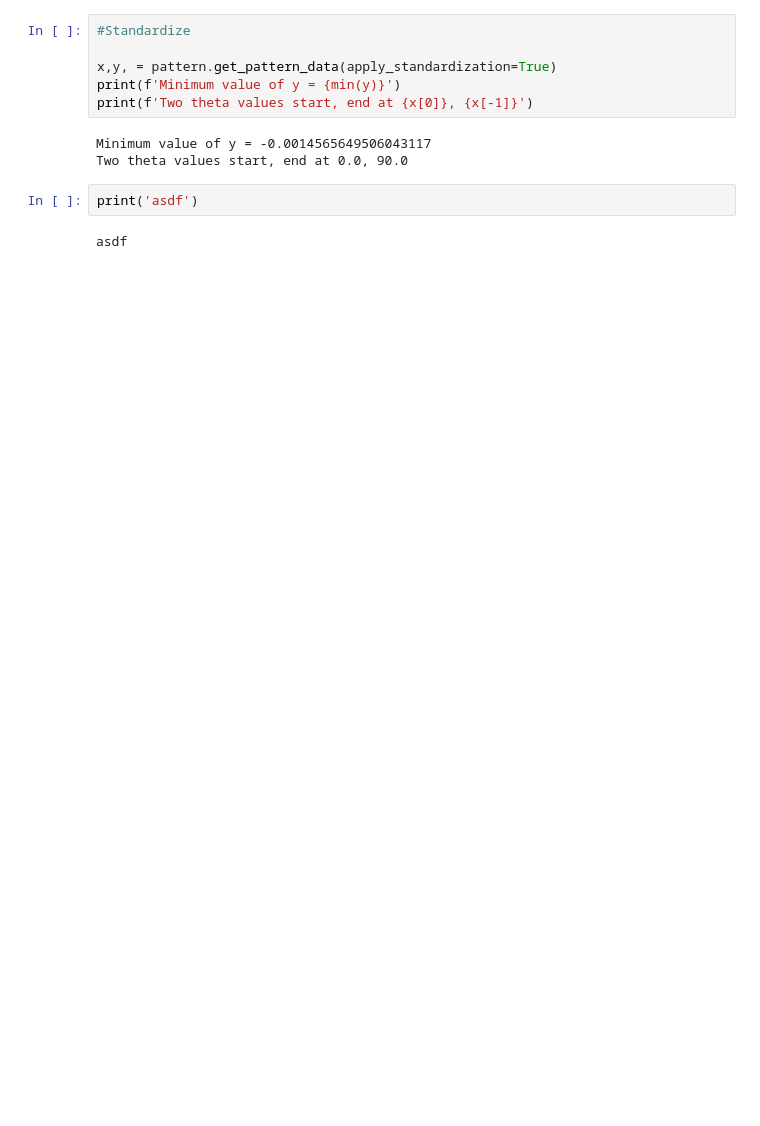
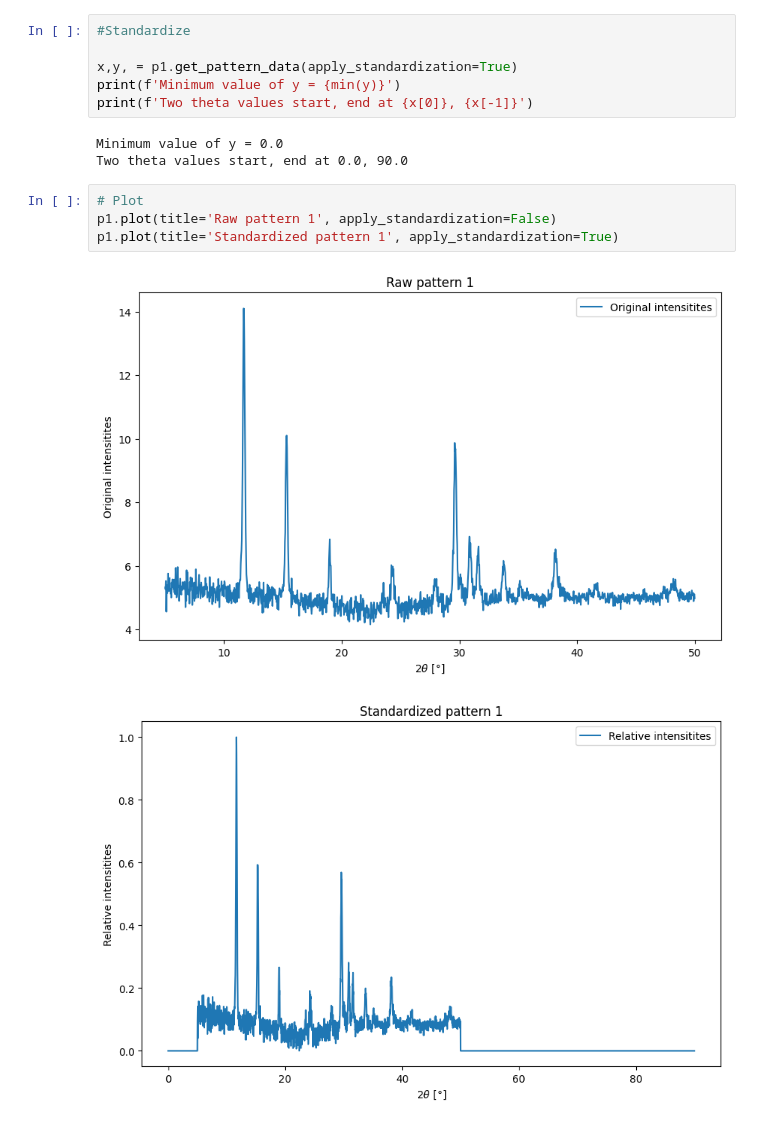
Before and after one commit to aimat-lab/opXRD, a Jupyter notebook: opxrd/usage.ipynb, the cells around one changed output. Saved outputs shown, nothing was run; the diff lists cells and outputs as text; blank space fills up the shorter version.

```diff
--- a/opxrd/usage.ipynb
+++ b/opxrd/usage.ipynb
@@ -26,14 +33,17 @@ Num warnings: 0
 # %%
 #Standardize
 
-x,y, = pattern.get_pattern_data(apply_standardization=True)
+x,y, = p1.get_pattern_data(apply_standardization=True)
 print(f'Minimum value of y = {min(y)}')
 print(f'Two theta values start, end at {x[0]}, {x[-1]}')
 # %% [output]
-Minimum value of y = -0.0014565649506043117
+Minimum value of y = 0.0
 Two theta values start, end at 0.0, 90.0
-# %%
-print('asdf')
-# %% [output]
-asdf
+# %%
+# Plot
+p1.plot(title='Raw pattern 1', apply_standardization=False)
+p1.plot(title='Standardized pattern 1', apply_standardization=True)
+# %% [output]
+[figure, added]
+[figure, added]
 # %%
```
Also changed, not shown: parts of 5 cells of this notebook, 1 other file.
